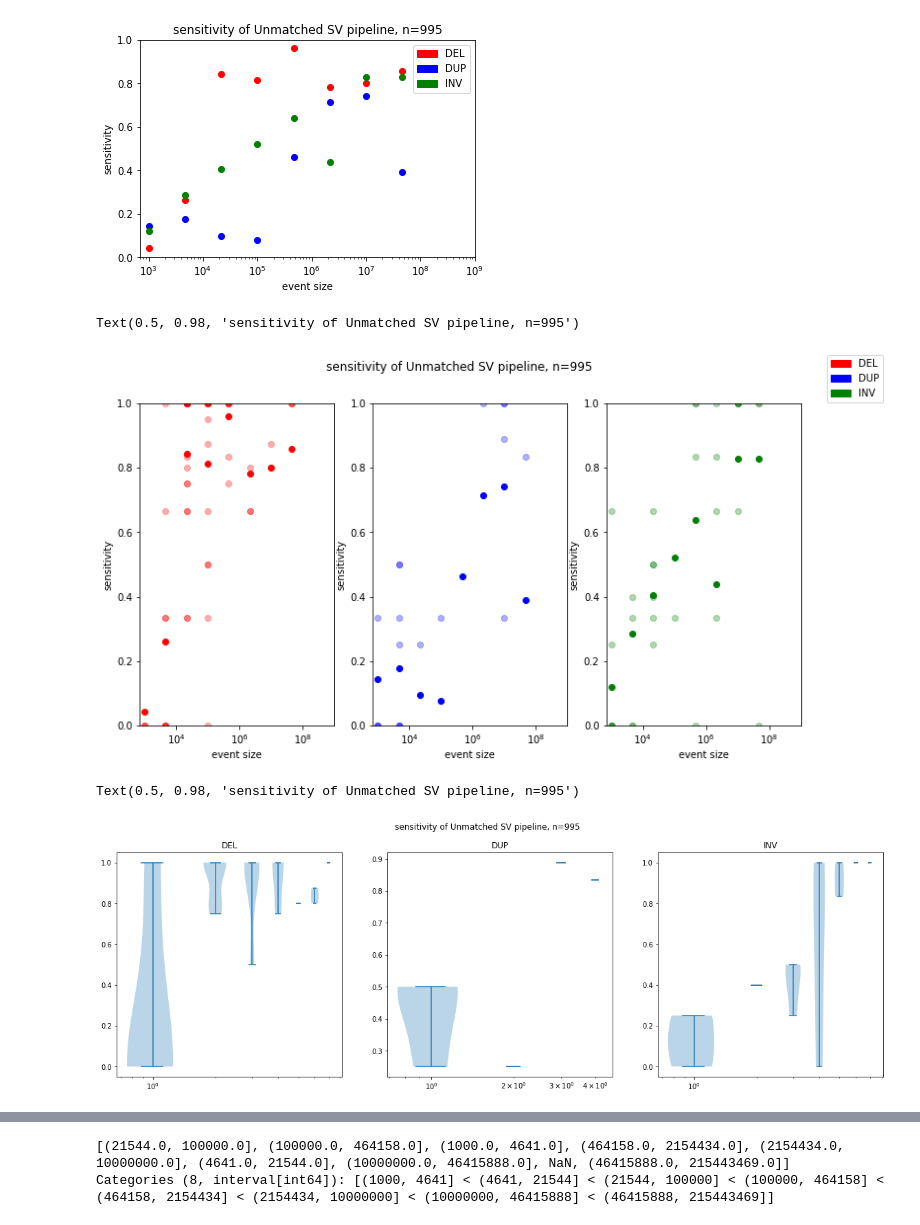
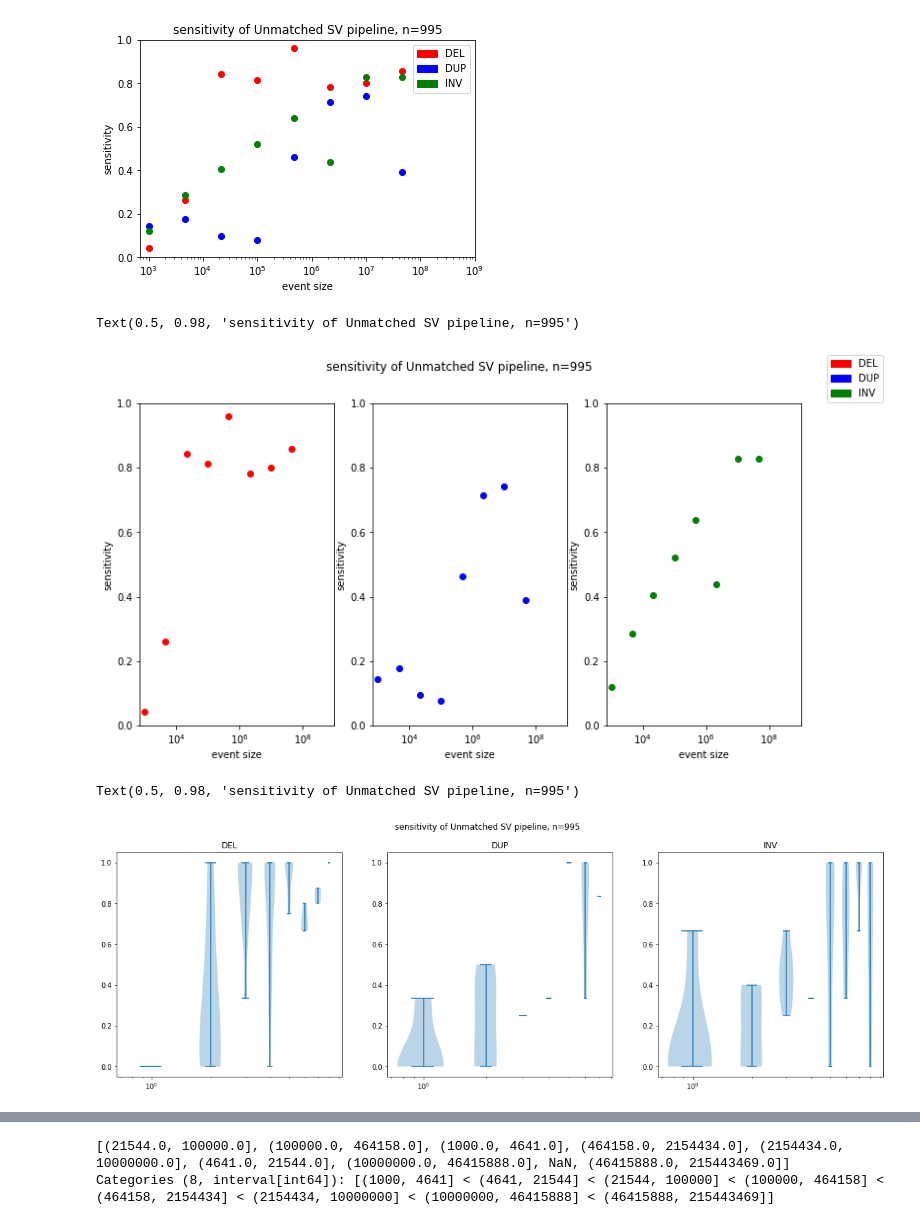
Before and after one commit to papaemmelab/Unmatched_genome, a Jupyter notebook: sv_figures.ipynb, the cells around one changed output, grey strips where cells are left out. Drawn from its saved outputs; the diff is of its cells as text; code cells hidden in the pictures.

```diff
--- a/sv_figures.ipynb
+++ b/sv_figures.ipynb
@@ -75,10 +75,10 @@ for i, (key, file) in enumerate(files.items()):
         df = raw_df[raw_df['binned']==bin]
         gb = df.groupby('Sample')
         for name, group in gb:
-            if len(group) >= 3:
+            if len(group) >= 2:
                 sens = len(group[group['Detection']=='Detected']) / len(group)
-                ax[i].scatter(bin.left, sens, color=color[key], alpha=0.3)
-        if len(df) >=5 :
+#                 ax[i].scatter(bin.left, sens, color=color[key], alpha=0.2)
+        if len(df) >=3 :
             sens = len(df[df['Detection']=='Detected']) / len(df)
             ax[i].scatter(bin.left, sens, color=color[key])
     ax[i].set_xscale('log')
@@ -96,7 +96,7 @@ fig.legend(handles=color_handles)
 fig.suptitle(f'sensitivity of Unmatched SV pipeline, n={total_calls}')
 # %% [output]
 Text(0.5, 0.98, 'sensitivity of Unmatched SV pipeline, n=995')
-[figure, old version]
+[figure, new version]
 # %%
 sizes = [int(i) for i in numpy.logspace(3, 9, num=10)]
 color = {'DEL': 'red', 'DUP': 'blue', 'INV': 'green'}
@@ -126,34 +126,35 @@ for i, (key, file) in enumerate(files.items()):
     bins = raw_df['binned'].unique()
     for bin in bins:
         df = raw_df[raw_df['binned']==bin]
         gb = df.groupby('Sample')
         for name, group in gb:
-            if len(group) >= 4:
+            if len(group) >= 3:
                 sens = len(group[group['Detection']=='Detected']) / len(group)
                 results[key][bin.left].append(sens)
 #         if len(df) >=5 :
 #             sens = len(df[df['Detection']=='Detected']) / len(df)
 #             ax[i].scatter(bin.left, sens, color=color[key])
 #     ax[i].set_xscale('log')
 #     ax[i].set_xlim([sizes[0]*0.7, sizes[-1]])
 #     ax[i].set_ylim([0,1])
 #     ax[i].set_xlabel("event size")
 #     ax[i].set_ylabel("sensitivity")
 
 for i, (key, value) in enumerate(results.items()):
     ls = []
     for bin, l in value.items():
         ls.append(l)
     ls = [i for i in ls if i]
     ax[i].violinplot(ls)
+    ax[i]
 #     ax[i].boxplot(ls, positions=sizes, widths=sizes)
     ax[i].set_xscale('log')
     ax[i].title.set_text(key)
 
 
 fig.suptitle(f'sensitivity of Unmatched SV pipeline, n={total_calls}')
 # %% [output]
 Text(0.5, 0.98, 'sensitivity of Unmatched SV pipeline, n=995')
-[figure, old version]
+[figure, new version]
 # %%
 for i in ls:
```
Also changed, not shown: parts of 2 cells of this notebook, 4 other files.
